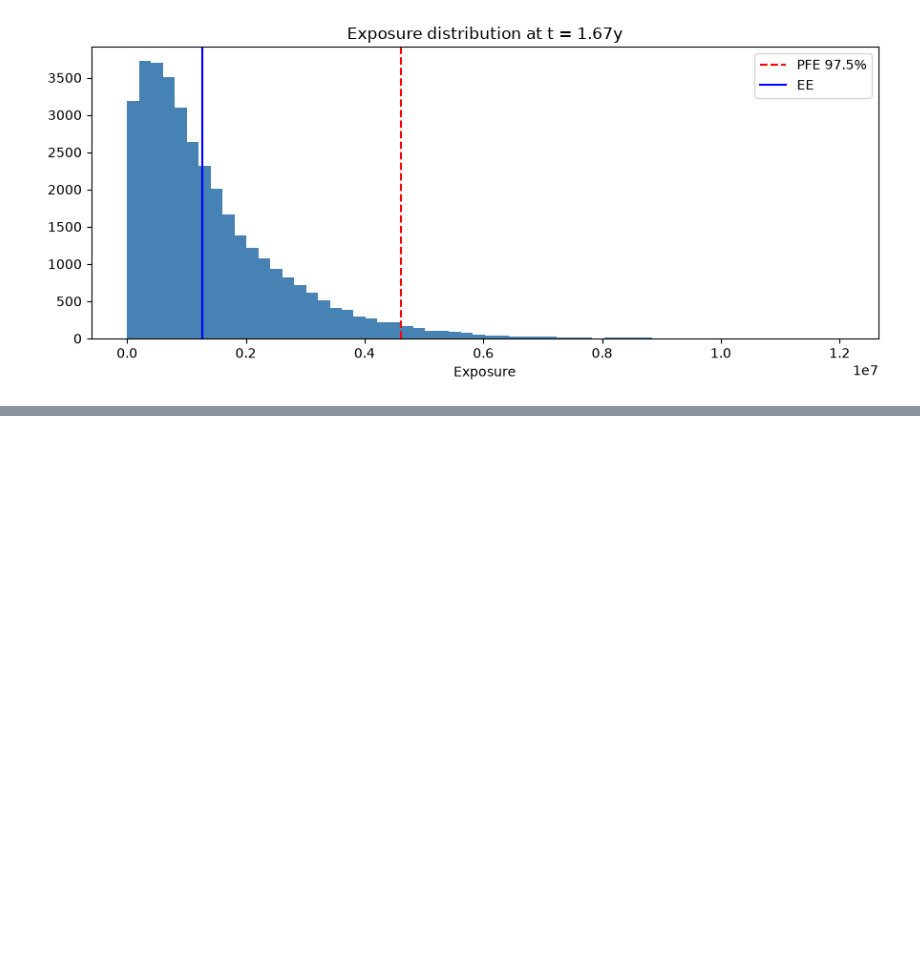
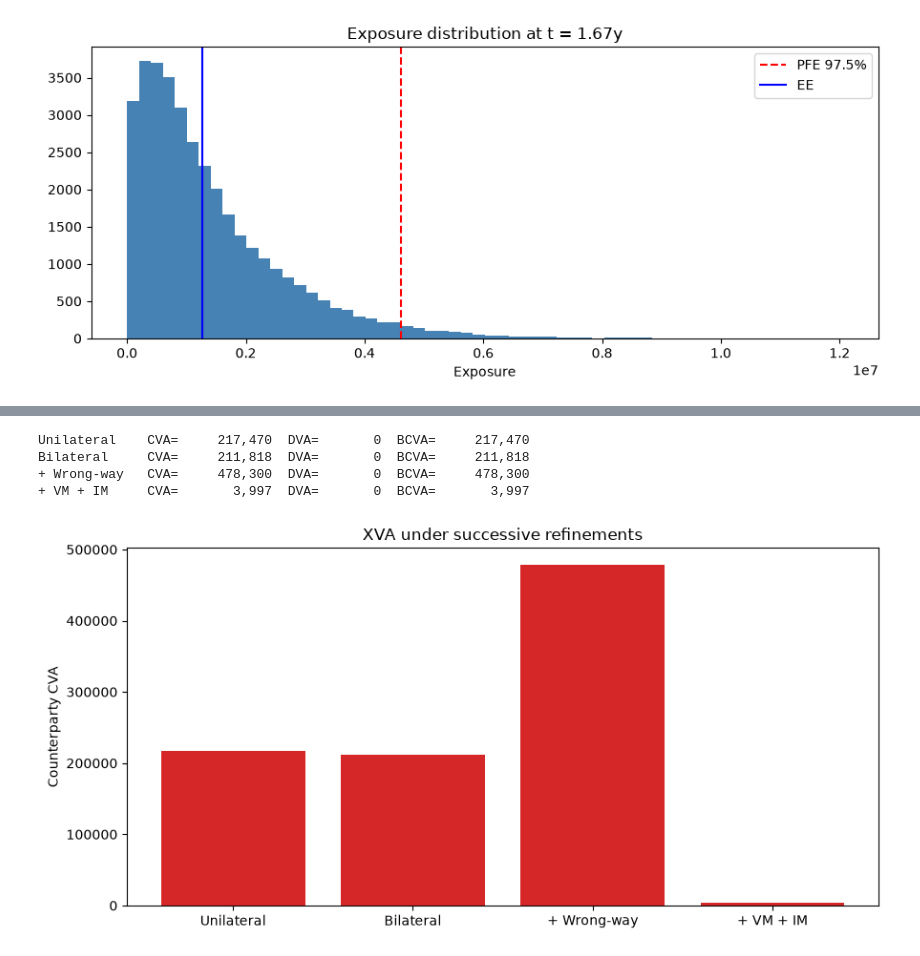
Before and after one commit to Anikesh-99/counterparty-risk-simulator, a Jupyter notebook: notebooks/example_walkthrough.ipynb, the cells around one changed output, grey strips where cells are left out. Saved outputs shown, nothing was run; the diff lists cells and outputs as text; code cells hidden in the pictures; blank space fills up the shorter version.

```diff
--- a/notebooks/example_walkthrough.ipynb
+++ b/notebooks/example_walkthrough.ipynb
@@ -105,0 +110,33 @@ ax.set_xlabel('Exposure'); ax.legend(); plt.tight_layout(); plt.show()
+# %%
+from ccr.metrics import WrongWayModel
+
+cpty = HazardCurve.from_cds_spread(200, recovery=0.4)
+own  = HazardCurve.from_cds_spread(80,  recovery=0.4)
+opt_port = [EuropeanEquityOption(100.0, 4.0, 0.30, is_call=True, long=True, notional=100_000)]
+mkt = MarketConfig(flat_rate=0.03, equity_sigma=0.30, rho_rate_equity=0.3)
+sim2 = SimConfig(n_paths=40_000, n_steps=60, horizon=5.0, seed=1)
+
+steps = {
+    'Unilateral':   ScenarioConfig(portfolio=opt_port, market=mkt, sim=sim2, hazard=cpty),
+    'Bilateral':    ScenarioConfig(portfolio=opt_port, market=mkt, sim=sim2, hazard=cpty, own_hazard=own),
+    '+ Wrong-way':  ScenarioConfig(portfolio=opt_port, market=mkt, sim=sim2, hazard=cpty, own_hazard=own,
+                                   wrong_way=WrongWayModel(cpty, beta=1.2, driver='equity')),
+    '+ VM + IM':    ScenarioConfig(portfolio=opt_port, market=mkt, sim=sim2, hazard=cpty, own_hazard=own,
+                                   wrong_way=WrongWayModel(cpty, beta=1.2, driver='equity'),
+                                   collateral=CSA(0, 0, 10/252, initial_margin=True, im_quantile=0.99)),
+}
+res_steps = {k: run(v) for k, v in steps.items()}
+for k, r in res_steps.items():
+    print(f'{k:12s}  CVA={r.cva:12,.0f}  DVA={r.dva:8,.0f}  BCVA={r.bcva:12,.0f}')
+
+fig, ax = plt.subplots(figsize=(9, 4.5))
+labels = list(res_steps)
+ax.bar(labels, [res_steps[k].cva for k in labels], color='#d62728')
+ax.set_ylabel('Counterparty CVA'); ax.set_title('XVA under successive refinements')
+plt.tight_layout(); plt.show()
+# %% [output]
+Unilateral    CVA=     217,470  DVA=       0  BCVA=     217,470
+Bilateral     CVA=     211,818  DVA=       0  BCVA=     211,818
++ Wrong-way   CVA=     478,300  DVA=       0  BCVA=     478,300
++ VM + IM     CVA=       3,997  DVA=       0  BCVA=       3,997
+[figure, added]
```
Also changed, not shown: parts of 4 cells of this notebook, 14 other files.
